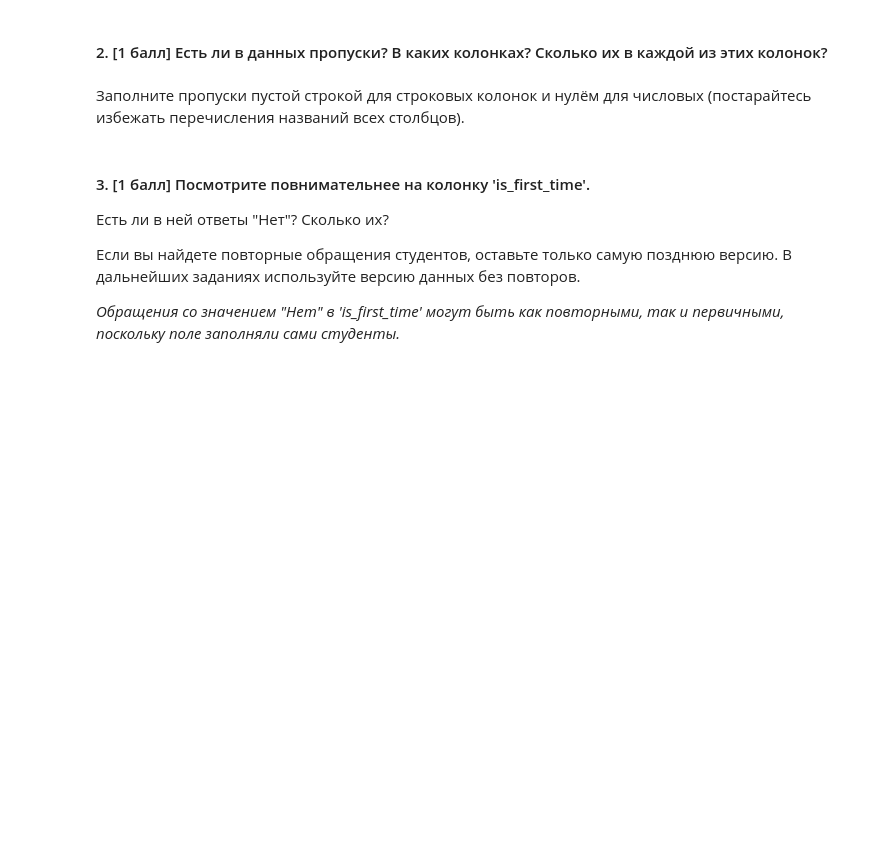
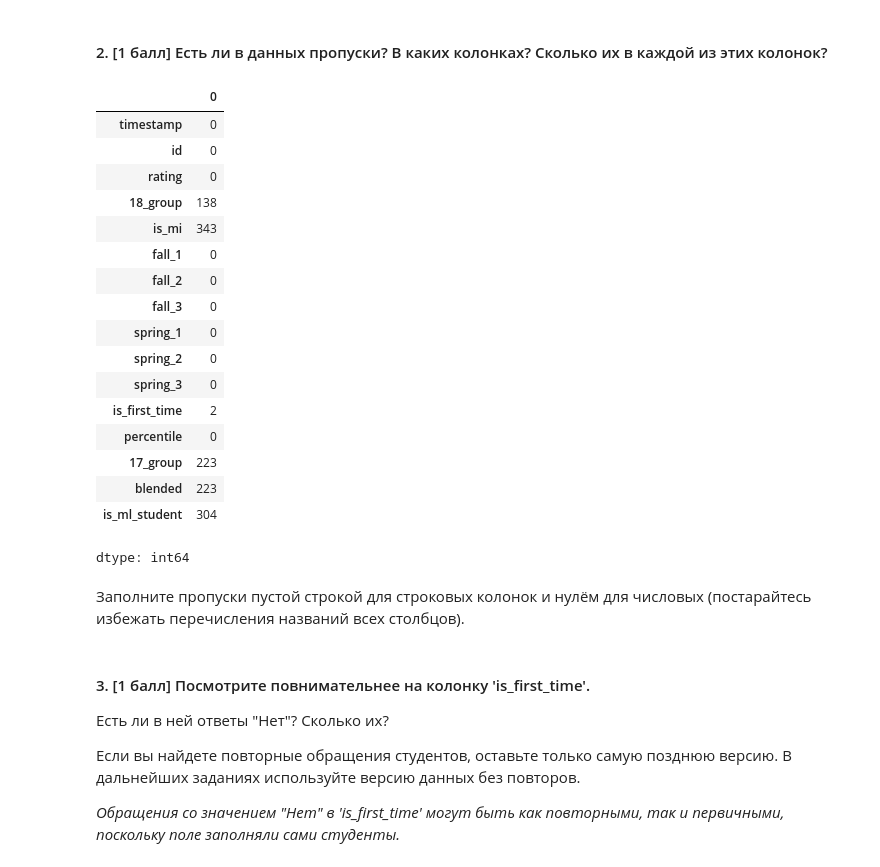
Before and after one commit to r42arty/hse, a Jupyter notebook: mod3/ML_1.ipynb, the cells around one changed output. Saved outputs shown, nothing was run; the diff lists cells and outputs as text; code cells hidden in the pictures; blank space fills up the shorter version.

```diff
--- a/mod3/ML_1.ipynb
+++ b/mod3/ML_1.ipynb
@@ -124,0 +120,4 @@ zsh:1: command not found: wget
+# %%
+df = pd.read_excel('end_seminar.xlsx')
+
+df.tail(10)
@@ -129,2 +138,23 @@ zsh:1: command not found: wget
+# %%
+df.isna().sum()
+# %% [output]
+|  | 0 |
+| timestamp | 0 |
+| id | 0 |
+| rating | 0 |
+| 18_group | 138 |
+| is_mi | 343 |
+| fall_1 | 0 |
+| fall_2 | 0 |
+| fall_3 | 0 |
+| spring_1 | 0 |
+| spring_2 | 0 |
+| spring_3 | 0 |
+| is_first_time | 2 |
+| percentile | 0 |
+| 17_group | 223 |
+| blended | 223 |
+| is_ml_student | 304 |
+dtype: int64
 # %% [markdown]
 Заполните пропуски пустой строкой для строковых колонок и нулём для числовых (постарайтесь избежать перечисления названий всех столбцов).
```
Also changed, not shown: parts of 9 cells of this notebook.
